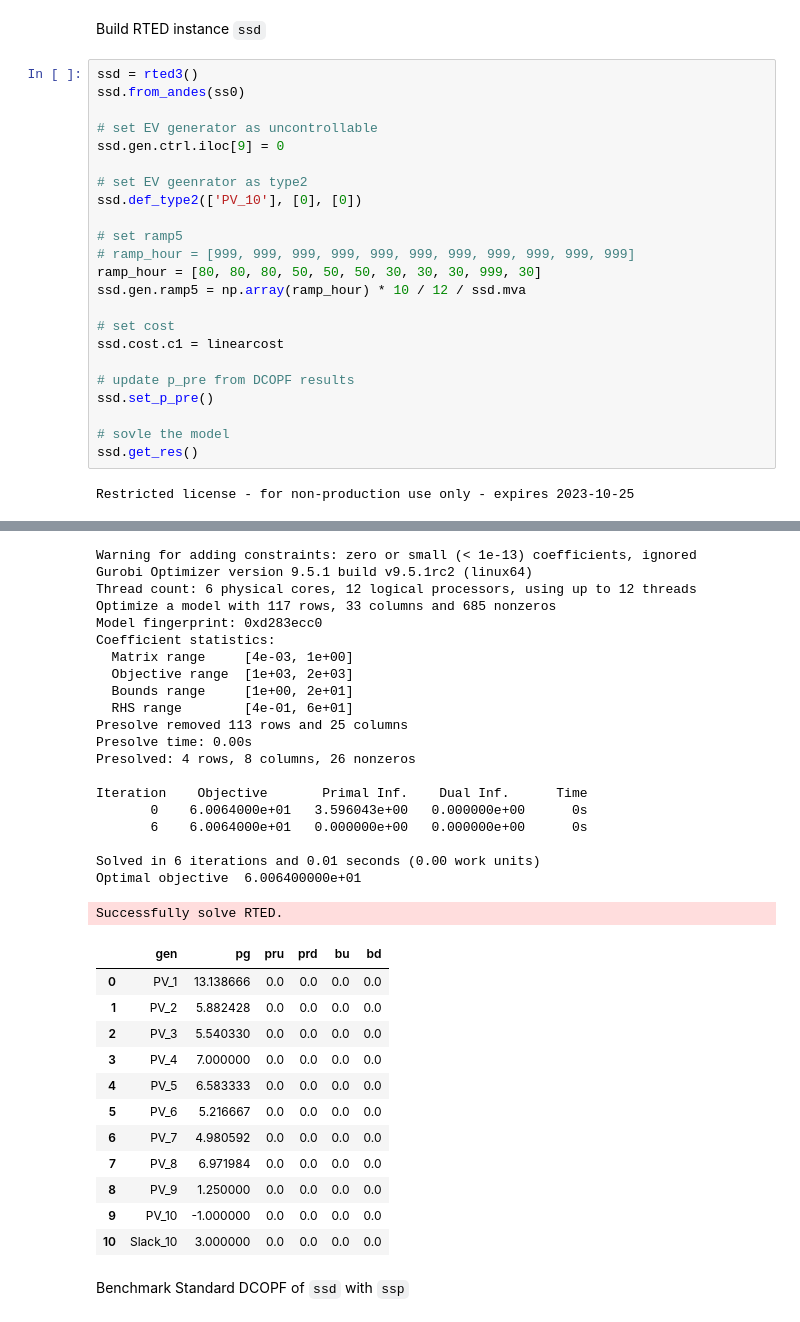
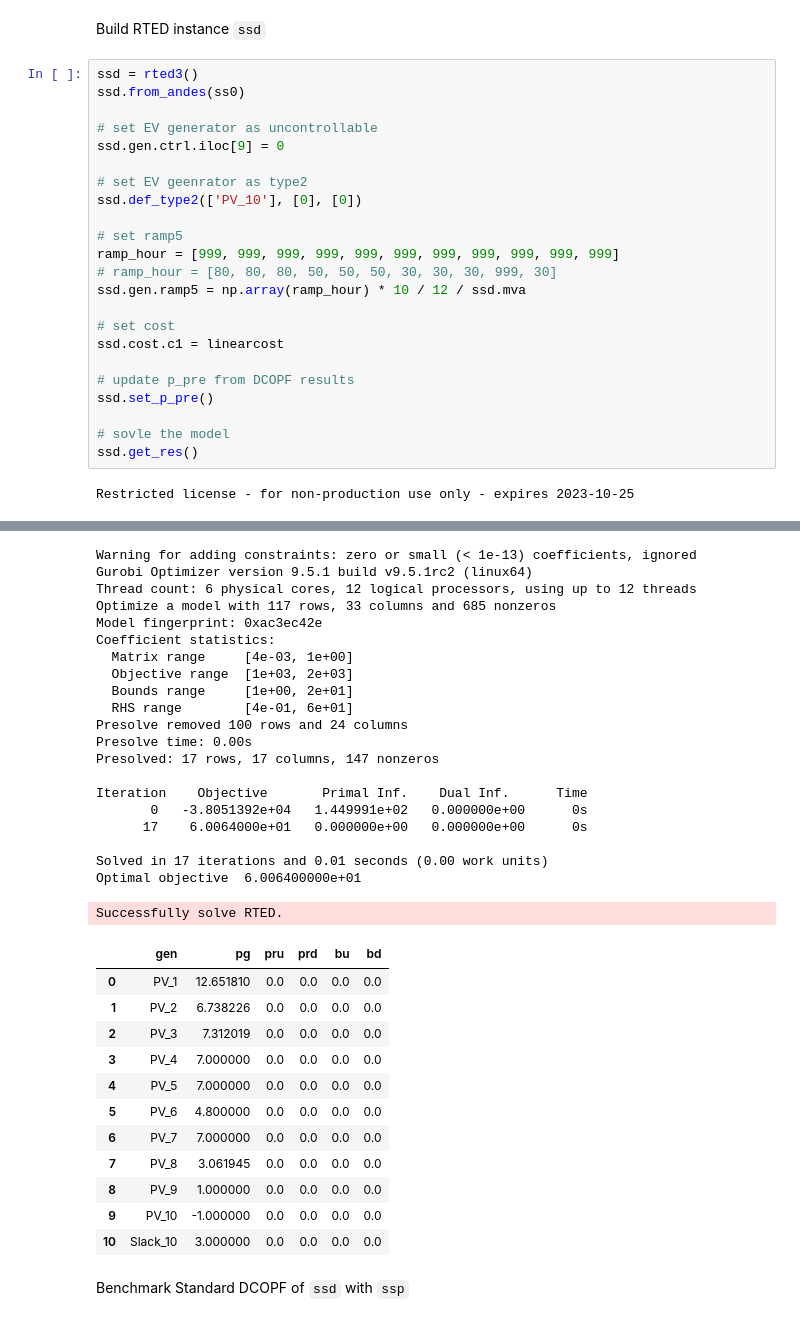
Before and after one commit to shebuxin/andes, a Jupyter notebook: jwang/notes2/co-sim_ieee39.ipynb, the cells around one changed output, grey strips where cells are left out. Drawn from its saved outputs; the diff is of its cells as text.

```diff
--- a/jwang/notes2/co-sim_ieee39.ipynb
+++ b/jwang/notes2/co-sim_ieee39.ipynb
@@ -213,8 +213,8 @@ ssd.gen.ctrl.iloc[9] = 0
 ssd.def_type2(['PV_10'], [0], [0])
 
 # set ramp5
-# ramp_hour = [999, 999, 999, 999, 999, 999, 999, 999, 999, 999, 999]
-ramp_hour = [80, 80, 80, 50, 50, 50, 30, 30, 30, 999, 30]
+ramp_hour = [999, 999, 999, 999, 999, 999, 999, 999, 999, 999, 999]
+# ramp_hour = [80, 80, 80, 50, 50, 50, 30, 30, 30, 999, 30]
 ssd.gen.ramp5 = np.array(ramp_hour) * 10 / 12 / ssd.mva
 
 # set cost
@@ -262,48 +262,48 @@ Presolve time: 0.00s
 Presolved: 20 rows, 18 columns, 175 nonzeros
 
 Iteration    Objective       Primal Inf.    Dual Inf.      Time
        0    6.0064000e+01   9.050196e+01   0.000000e+00      0s
       16    6.0064000e+01   0.000000e+00   0.000000e+00      0s
 
 Solved in 16 iterations and 0.01 seconds (0.00 work units)
 Optimal objective  6.006400000e+01
 Successfully solve DCOPF.
 Successfully set p_pre from DCOPF results.
 No RegUp cost data (``cru`` in ``cost``), set to 0.
 No RegDn cost data(``crd`` in ``cost``), set to 0.
 No RegUp requirement data (``du``), set to 0.
 No RegDn requirement data (``dd``), set to 0.
 Warning for adding constraints: zero or small (< 1e-13) coefficients, ignored
 Gurobi Optimizer version 9.5.1 build v9.5.1rc2 (linux64)
 Thread count: 6 physical cores, 12 logical processors, using up to 12 threads
 Optimize a model with 117 rows, 33 columns and 685 nonzeros
-Model fingerprint: 0xd283ecc0
+Model fingerprint: 0xac3ec42e
 Coefficient statistics:
   Matrix range     [4e-03, 1e+00]
   Objective range  [1e+03, 2e+03]
   Bounds range     [1e+00, 2e+01]
   RHS range        [4e-01, 6e+01]
-Presolve removed 113 rows and 25 columns
+Presolve removed 100 rows and 24 columns
 Presolve time: 0.00s
-Presolved: 4 rows, 8 columns, 26 nonzeros
+Presolved: 17 rows, 17 columns, 147 nonzeros
 
 Iteration    Objective       Primal Inf.    Dual Inf.      Time
-       0    6.0064000e+01   3.596043e+00   0.000000e+00      0s
-       6    6.0064000e+01   0.000000e+00   0.000000e+00      0s
+       0   -3.8051392e+04   1.449991e+02   0.000000e+00      0s
+      17    6.0064000e+01   0.000000e+00   0.000000e+00      0s
 
-Solved in 6 iterations and 0.01 seconds (0.00 work units)
+Solved in 17 iterations and 0.01 seconds (0.00 work units)
 Optimal objective  6.006400000e+01
 Successfully solve RTED.
 |  | gen | pg | pru | prd | bu | bd |
-| 0 | PV_1 | 13.138666 | 0.0 | 0.0 | 0.0 | 0.0 |
-| 1 | PV_2 | 5.882428 | 0.0 | 0.0 | 0.0 | 0.0 |
-| 2 | PV_3 | 5.540330 | 0.0 | 0.0 | 0.0 | 0.0 |
+| 0 | PV_1 | 12.651810 | 0.0 | 0.0 | 0.0 | 0.0 |
+| 1 | PV_2 | 6.738226 | 0.0 | 0.0 | 0.0 | 0.0 |
+| 2 | PV_3 | 7.312019 | 0.0 | 0.0 | 0.0 | 0.0 |
 | 3 | PV_4 | 7.000000 | 0.0 | 0.0 | 0.0 | 0.0 |
-| 4 | PV_5 | 6.583333 | 0.0 | 0.0 | 0.0 | 0.0 |
-| 5 | PV_6 | 5.216667 | 0.0 | 0.0 | 0.0 | 0.0 |
-| 6 | PV_7 | 4.980592 | 0.0 | 0.0 | 0.0 | 0.0 |
-| 7 | PV_8 | 6.971984 | 0.0 | 0.0 | 0.0 | 0.0 |
-| 8 | PV_9 | 1.250000 | 0.0 | 0.0 | 0.0 | 0.0 |
+| 4 | PV_5 | 7.000000 | 0.0 | 0.0 | 0.0 | 0.0 |
+| 5 | PV_6 | 4.800000 | 0.0 | 0.0 | 0.0 | 0.0 |
+| 6 | PV_7 | 7.000000 | 0.0 | 0.0 | 0.0 | 0.0 |
+| 7 | PV_8 | 3.061945 | 0.0 | 0.0 | 0.0 | 0.0 |
+| 8 | PV_9 | 1.000000 | 0.0 | 0.0 | 0.0 | 0.0 |
 | 9 | PV_10 | -1.000000 | 0.0 | 0.0 | 0.0 | 0.0 |
 | 10 | Slack_10 | 3.000000 | 0.0 | 0.0 | 0.0 | 0.0 |
 # %% [markdown]
```
Also changed, not shown: parts of 12 cells of this notebook.
